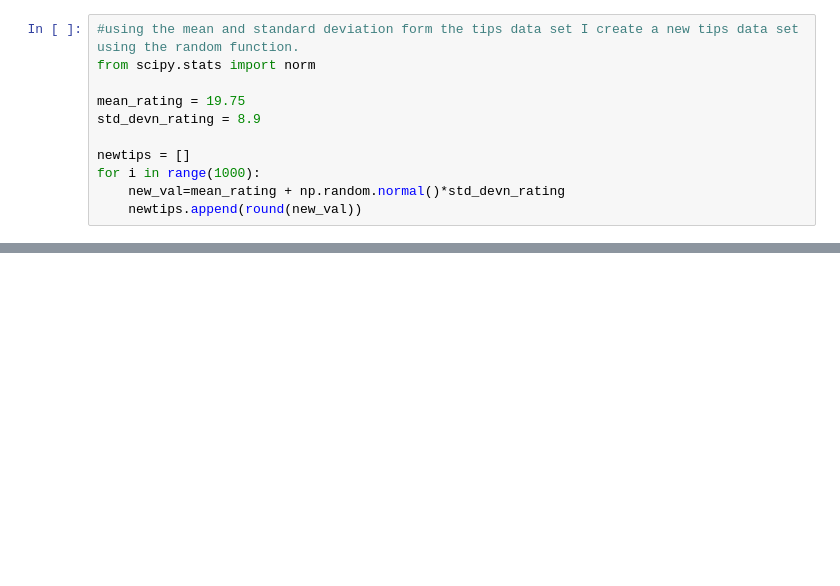
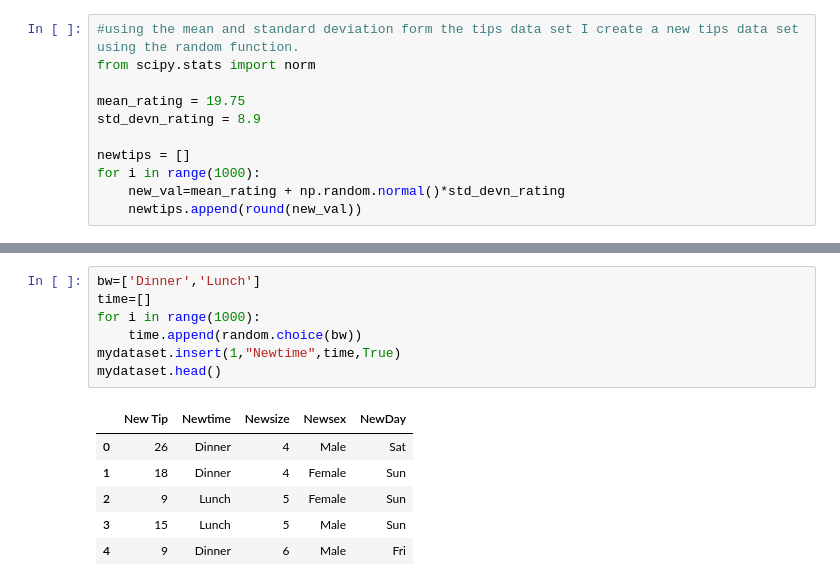
Before and after one commit to LauraBrogan/Programming-Project-2020, a Jupyter notebook: Programming Project 2020.ipynb, the cells around one changed output, grey strips where cells are left out. Cells and saved outputs as stored; diff of their text form; blank space fills up the shorter version.

```diff
--- a/Programming Project 2020.ipynb
+++ b/Programming Project 2020.ipynb
@@ -164,0 +192,14 @@ mydataset.head()
+# %%
+bw=['Dinner','Lunch']
+time=[]
+for i in range(1000):
+    time.append(random.choice(bw))
+mydataset.insert(1,"Newtime",time,True)
+mydataset.head()
+# %% [output]
+|  | New Tip | Newtime | Newsize | Newsex | NewDay |
+| 0 | 26 | Dinner | 4 | Male | Sat |
+| 1 | 18 | Dinner | 4 | Female | Sun |
+| 2 | 9 | Lunch | 5 | Female | Sun |
+| 3 | 15 | Lunch | 5 | Male | Sun |
+| 4 | 9 | Dinner | 6 | Male | Fri |
```
Also changed, not shown: parts of 11 cells of this notebook.
